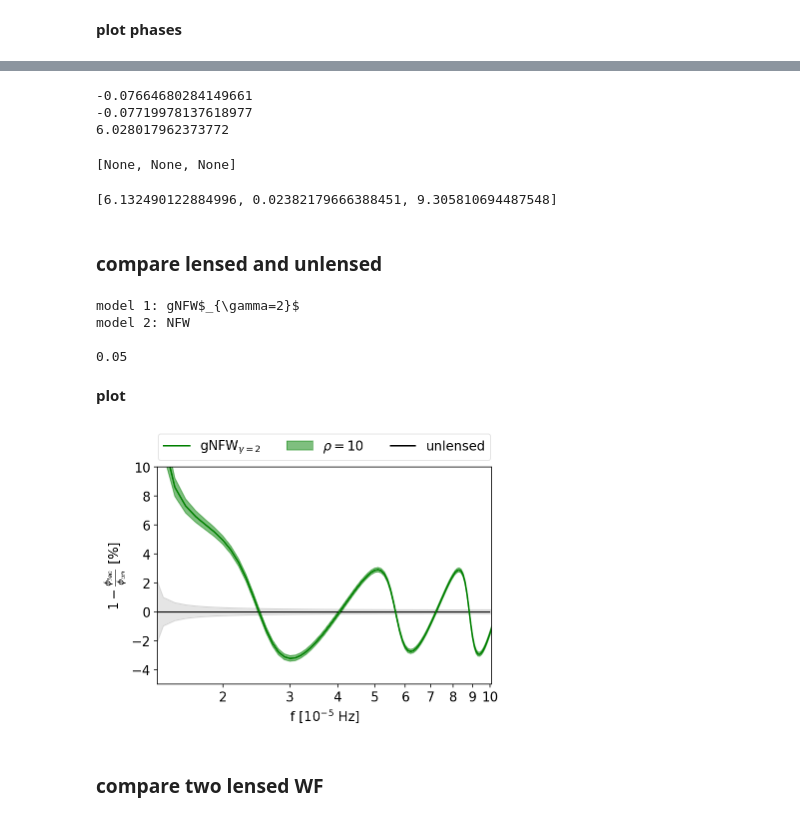
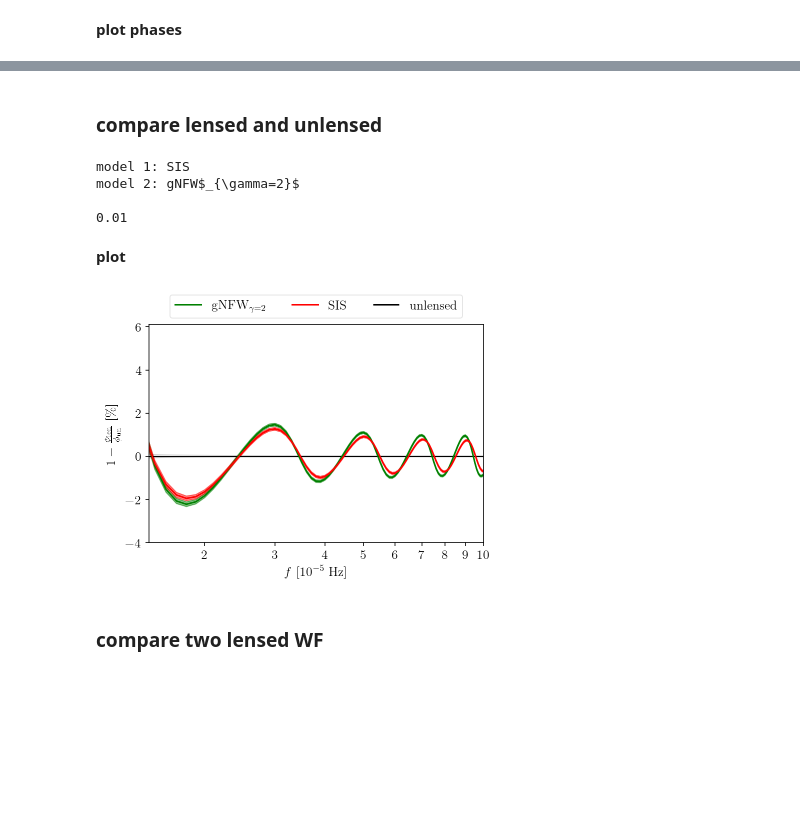
Before and after one commit to PaoloCremo/lensing, a Jupyter notebook: lens_models/phase.ipynb, the cells around one changed output, grey strips where cells are left out. Drawn from its saved outputs; the diff is of its cells as text; code cells hidden in the pictures; blank space fills up the shorter version.

```diff
--- a/lens_models/phase.ipynb
+++ b/lens_models/phase.ipynb
@@ -108,3 +121,9 @@ hLtFP_2 = hpt_deg2 * np.conj(ampsFP[3])
+# %%
+# deg
+fn = path_home+'/Desktop/waveform/case_h/NFW_2/amps/amps_case_h_H74_y0028615_M10-9_zL'+zls+'_FP_zS05'
+ampsFP_i = np.fromfile(fn, np.complex64)
+ampsFP[4] = ampsFP_i
+hLtFP[4] = hpt_deg2 * np.conj(ampsFP_i)
 # %% [markdown]
 __plot__
 # %%
@@ -204,95 +250,83 @@ plt.show()
 # %%
-[print(ps_wfL[0][11]-ps_wfL[i][11]) for i in range(1,4)]
+# [print(ps_wfL[0][11]-ps_wfL[i][11]) for i in range(1,4)]
-# %% [output]
--0.07664680284149661
--0.07719978137618977
-6.028017962373772
-[None, None, None]
-# %%
-[6.132490122884996,0.02382179666388451,6.164218040897755] # tutti pi/2
-[6.132490122884995,0.02382179666388451,6.164218040897755] # tutti 3/2 pi
-[-0.15069518429459006,0.023821796663884953,6.164218040897755] # tutti 0
-[-0.15069518429459006,0.023821796663884953,3.0226253873079623] # tutti 0 - NFW-2 pi/2
-[6.132490122884996,0.02382179666388451,9.305810694487548] # tutti pi/2 - NFW-2 pi
-# %% [output]
-[6.132490122884996, 0.02382179666388451, 9.305810694487548]
 # %% [markdown]
 ### compare lensed and unlensed
 # %%
-lm1 = 2
-# lm2 = 1
+lm1 = 0
+lm2 = 2
 print('model 1: {}\nmodel 2: {}\n'.format(labels[lm1], labels[lm2]))
 
 # errors
 
-rho2 = 10
+rho2 = 100
 # rho1 = 10
 
-d2 = 1/rho2/2
+d2 = 1/rho2
 print(d2)
 # d1 = 1/rho1/2
 # print(d1)
 
-err = d2/ps_wfL[lm1]
+err = d2/ps_wfL[lm1] + d2/ps_t
+err2 = d2/ps_wfL[lm2] + d2/ps_t
 eru = d2/ps_t
 eaa = (err* (ps_wfL[lm1]/ps_t))/2
+eaa2 = (err2 * (ps_wfL[lm2]/ps_t))/2
 eau = (eru * 1)/2
 #%% plot phases
 iin = 0
 # ifi = len(fr)#1262
 norm = 1#ps_t
 # %% [output]
-model 1: gNFW$_{\gamma=2}$
-model 2: NFW
+model 1: SIS
+model 2: gNFW$_{\gamma=2}$
 
-0.05
+0.01
 # %% [markdown]
 __plot__
 # %%
 plt.figure()
 
 
 # lensed 2
-'''
-plt.fill_between(hpt.sample_frequencies, (ps_wfL2-d2)/norm, (ps_wfL2+d2)/norm, color=df_clr[9], alpha=0.5, label='$\\rho=%i$'%(rho2))
-plt.plot(hpt.sample_frequencies, ps_wfL2/norm, c=df_clr[9], label=l2)
+# ''' ((1-ps_wfL2/norm)-ea2)*100,
+plt.fill_between(hpt.sample_frequencies, (((ps_t-ps_wfL[lm2])/ps_t)-eaa2)*100, (((ps_t-ps_wfL[lm2])/ps_t)+eaa2)*100,
+                 color=colors[lm2], alpha=0.5)
+plt.plot(hpt.sample_frequencies, ((ps_t-ps_wfL[lm2])/ps_t)*100, c=colors[lm2], label=labels[lm2])
 # '''
 
 # lensed 1
 # '''
-plt.fill_between(hpt.sample_frequencies, (((ps_t-ps_wfL[lm1])/ps_t)-eaa)*100, (((ps_t-ps_wfL[lm1])/ps_t)+eaa)*100, color=colors[lm1], alpha=0.5, label='$\\rho=%i$'%(rho2))
+plt.fill_between(hpt.sample_frequencies, (((ps_t-ps_wfL[lm1])/ps_t)-eaa)*100, (((ps_t-ps_wfL[lm1])/ps_t)+eaa)*100, color=colors[lm1], alpha=0.5)#, label='$\\rho=%i$'%(rho2))
 # plt.plot(hpt.sample_frequencies, ps_wfL1/norm, c=df_clr[9], label=l1)
 plt.plot(hpt.sample_frequencies, ((ps_t-ps_wfL[lm1])/ps_t)*100, c=colors[lm1], label=labels[lm1])
 # '''
 # unlensed
 plt.hlines(0, 10**-5, 10**-4, color='k', label='unlensed')
 plt.fill_between(hpt.sample_frequencies, -eau.data*100, +eau.data*100, color='k', alpha=0.1)
 # plt.plot(hpt.sample_frequencies, ps_t/norm, linewidth=1, c='k', label='unlensed')
 # plt.plot(hpt.sample_frequencies, ps_tdeg/norm, '--', linewidth=1,  c='r', label='un - $z=0.8$')
 
-# plt.xlim(9.9*10**-6, 3*10**-4)
-plt.xlim(1.35*10**-5, 1.01*10**-4)
-plt.ylim(-5., 10)
+plt.xlim(1.45e-5, 1e-4)
+plt.ylim(-4, 6.1)
 
 # plt.grid()
-plt.xlabel('f [$10^{-5}$ Hz]', fontsize = fontsz)
-plt.ylabel('$1-\\frac{\phi_{len}}{\phi_{un}}~[\%]$', fontsize = fontsz)
+plt.xlabel(r'$f$ [$10^{-5}$ Hz]', fontsize = fontsz)
+plt.ylabel('$1-\\frac{\phi_{{\\rm len}}}{\phi_{{\\rm un}}}~[\%]$', fontsize = fontsz)
 # plt.ylabel('$\phi$ [rad]', fontsize = fontsz)
 
 plt.xscale('log')
 
 plt.legend(ncol=4,loc='lower center',bbox_to_anchor=(0.5,1.),fontsize=fontsz,framealpha=0.5)
 plt.tick_params(axis='both',which='both',direction='out',labelsize=fontsz)
 plt.xticks([i*10**-5 for i in range(2,11,1)], range(2,11,1))
+
+# %% save plot
+# plt.savefig(path_home+'/Dropbox/PhD/plots/lens_masses/'+labels[lm1]+'_phase_perc.png',
+# plt.savefig(path_home+'/Dropbox/PhD/plots/lens_masses/'+labels[lm1]+'vs'+labels[lm2]+'_phase_perc.png',
+#             dpi=300, format='png', transparent=True, bbox_inches="tight")
 plt.show()
-# %% save plot
-# plt.savefig('/home/paolo/Dropbox/PhD/plots/lens_masses/shifted_phase_'+l1+'_FE.png',
-# plt.savefig('/home/paolo/Dropbox/PhD/plots/lens_masses/SIS_shifted_phase_norm.png',
-# plt.savefig('/home/paolo/Dropbox/PhD/plots/lens_masses/'+l2+'_shifted_phase_norm.png',
-#             dpi=300, format='png', transparent=True, bbox_inches="tight")
-# plt.close()
 # %% [output]
-[figure, old version]
+[figure, new version]
 # %% [markdown]
 ### compare two lensed WF
 # %%
```
Also changed, not shown: parts of 13 cells of this notebook.
